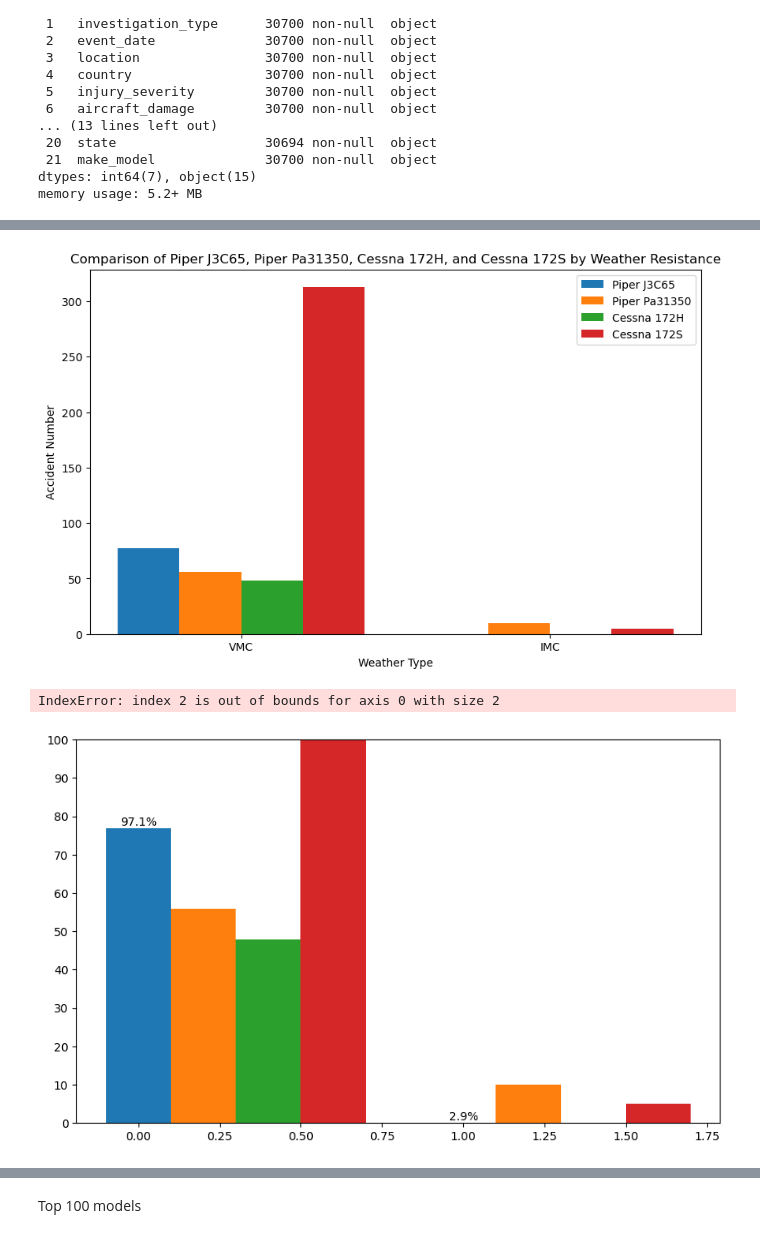
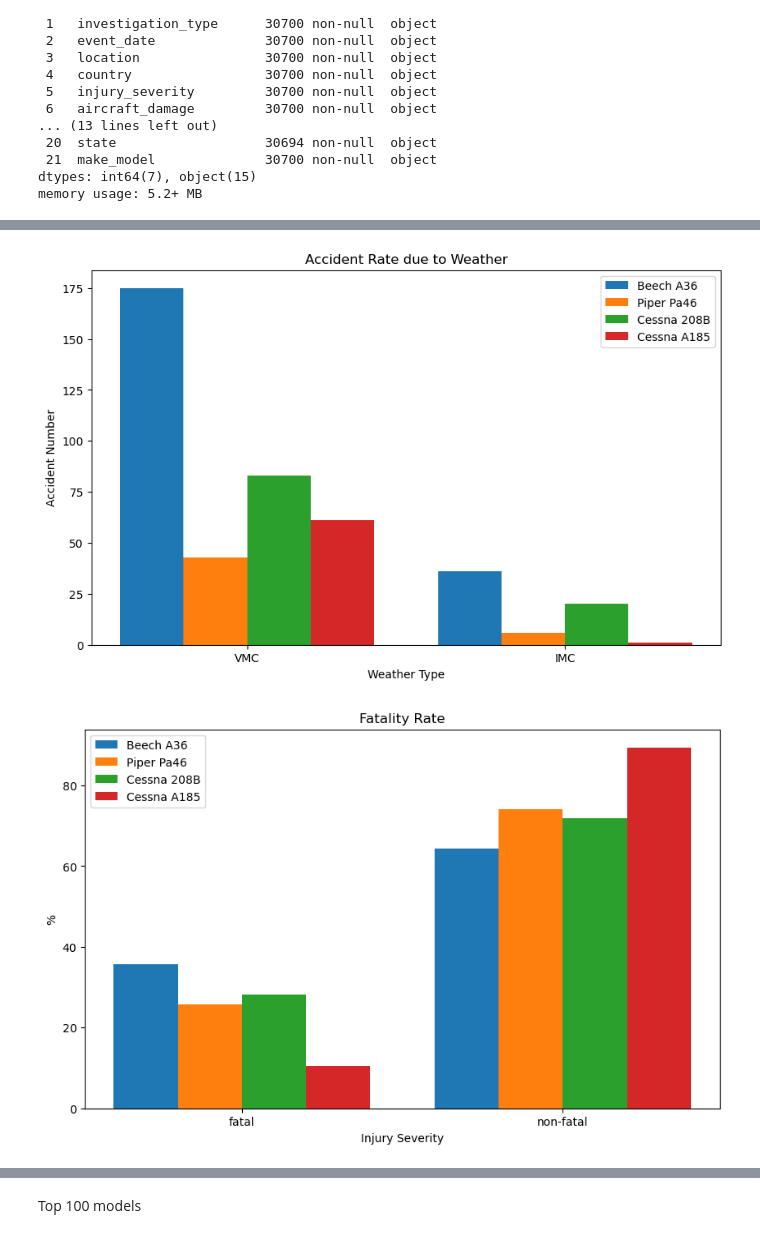
Before and after one commit to dvdhartsman/phase_1_project, a Jupyter notebook: danayt_notebooks/small_planes.ipynb, the cells around one changed output, grey strips where cells are left out. Drawn from its saved outputs; the diff is of its cells as text; code cells hidden in the pictures.

```diff
--- a/danayt_notebooks/small_planes.ipynb
+++ b/danayt_notebooks/small_planes.ipynb
@@ -29,12 +107,12 @@ memory usage: 5.2+ MB
 # %%
-make1 = 'Piper'
-model1 = 'J3C65'
+make1 = 'Beech'
+model1 = 'A36'
 make2 = 'Piper'
-model2 = 'Pa31350'
+model2 = 'Pa46'
 make3 = 'Cessna'
-model3 = '172H'
+model3 = '208B'
 make4 = 'Cessna'
-model4 = '172S'
+model4 = 'A185'
 
 make1_model1_data = df[(df['make'] == make1) & (df['model'] == model1)]
 make2_model2_data = df[(df['make'] == make2) & (df['model'] == model2)]
@@ -52,11 +130,11 @@ bar4 = ax.bar(np.arange(len(categories)) + 3 * bar_width, make4_model4_data['wea
 
 ax.set_xlabel('Weather Type')
 ax.set_ylabel('Accident Number')
-ax.set_title(f'Comparison of {make1} {model1}, {make2} {model2}, {make3} {model3}, and {make4} {model4} by Weather Resistance')
+ax.set_title(f'Accident Rate due to Weather')
 ax.set_xticks(np.arange(len(categories)) + 1.5 * bar_width)
 ax.set_xticklabels (categories)
 ax.legend()
 
 plt.show()
 # %% [output]
-[figure, old version]
+[figure, new version]
@@ -63,62 +143,44 @@ plt.show()
 # %%
 import matplotlib.ticker as mtick
 
-make1 = 'Piper'
-model1 = 'J3C65'
+make1 = 'Beech'
+model1 = 'A36'
 make2 = 'Piper'
-model2 = 'Pa31350'
+model2 = 'Pa46'
 make3 = 'Cessna'
-model3 = '172H'
+model3 = '208B'
 make4 = 'Cessna'
-model4 = '172S'
+model4 = 'A185'
 
 make1_model1_data = df[(df['make'] == make1) & (df['model'] == model1)]
 make2_model2_data = df[(df['make'] == make2) & (df['model'] == model2)]
 make3_model3_data = df[(df['make'] == make3) & (df['model'] == model3)]
 make4_model4_data = df[(df['make'] == make4) & (df['model'] == model4)]
 
-categories = ['VMC', 'IMC']
+total1 = make1_model1_data['weather_condition'].value_counts().sum()
+total2 = make2_model2_data['weather_condition'].value_counts().sum()
+total3 = make3_model3_data['weather_condition'].value_counts().sum()
+total4 = make4_model4_data['weather_condition'].value_counts().sum()
+
+categories = ['fatal', 'non-fatal']
 bar_width = 0.2
 
 fig, ax = plt.subplots(figsize=(10, 6))
-bar1 = ax.bar(np.arange(len(categories)), make1_model1_data['weather_condition'].value_counts().reindex(categories, fill_value=0), bar_width, label=f'{make1} {model1}')
-bar2 = ax.bar(np.arange(len(categories)) + bar_width, make2_model2_data['weather_condition'].value_counts().reindex(categories, fill_value=0), bar_width, label=f'{make2} {model2}')
-bar3 = ax.bar(np.arange(len(categories)) + 2 * bar_width, make3_model3_data['weather_condition'].value_counts().reindex(categories, fill_value=0), bar_width, label=f'{make3} {model3}')
-bar4 = ax.bar(np.arange(len(categories)) + 3 * bar_width, make4_model4_data['weather_condition'].value_counts().reindex(categories, fill_value=0), bar_width, label=f'{make4} {model4}')
+bar1 = ax.bar(np.arange(len(categories)), (make1_model1_data['injury_severity'].value_counts().reindex(categories, fill_value=0) / total1) * 100, bar_width, label=f'{make1} {model1}')
+bar2 = ax.bar(np.arange(len(categories)) + bar_width, (make2_model2_data['injury_severity'].value_counts().reindex(categories, fill_value=0) / total2) * 100, bar_width, label=f'{make2} {model2}')
+bar3 = ax.bar(np.arange(len(categories)) + 2 * bar_width, (make3_model3_data['injury_severity'].value_counts().reindex(categories, fill_value=0) / total3) * 100, bar_width, label=f'{make3} {model3}')
+bar4 = ax.bar(np.arange(len(categories)) + 3 * bar_width, (make4_model4_data['injury_severity'].value_counts().reindex(categories, fill_value=0) / total4) * 100, bar_width, label=f'{make4} {model4}')
 
-# Calculate total percentage for each category
-total_counts = make1_model1_data['weather_condition'].value_counts().reindex(categories, fill_value=0) + \
-              make2_model2_data['weather_condition'].value_counts().reindex(categories, fill_value=0) + \
-              make3_model3_data['weather_condition'].value_counts().reindex(categories, fill_value=0) + \
-              make4_model4_data['weather_condition'].value_counts().reindex(categories, fill_value=0)
-total_percentage = total_counts / total_counts.sum() * 100
-
-# Set y-axis limits to 0-100
-ax.set_ylim(0, 100)
-
-# Set y-axis labels as actual values in the 0-100 percentage range
-ax.set_yticks(np.arange(0, 101, 10))
-ax.set_yticklabels(np.arange(0, 101, 10))
-
-# Add total percentage as text on each bar
-for i, rect in enumerate(bar1 + bar2 + bar3 + bar4):
-    height = rect.get_height()
-    ax.text(rect.get_x() + rect.get_width() / 2, height, f'{total_percentage[i]:.1f}%', ha='center', va='bottom')
-
-ax.set_xlabel('Weather Type')
-ax.set_ylabel('Accident Number')
-ax.set_title(f'Comparison of {make1} {model1}, {make2} {model2}, {make3} {model3}, and {make4} {model4} by Weather Resistance')
+ax.set_xlabel('Injury Severity')
+ax.set_ylabel('%')
+ax.set_title(f'Fatality Rate')
 ax.set_xticks(np.arange(len(categories)) + 1.5 * bar_width)
 ax.set_xticklabels(categories)
-
-# Add legend with make and model names
-handles, labels = ax.get_legend_handles_labels()
-ax.legend(handles, labels, loc='upper right')
+ax.legend()
 
 plt.show()
 # %% [output]
-IndexError: index 2 is out of bounds for axis 0 with size 2
-[figure, old version]
+[figure, new version]
 # %%
 make1 = 'Piper'
 model1 = 'J3C65'
```
Also changed, not shown: parts of 23 cells of this notebook.
